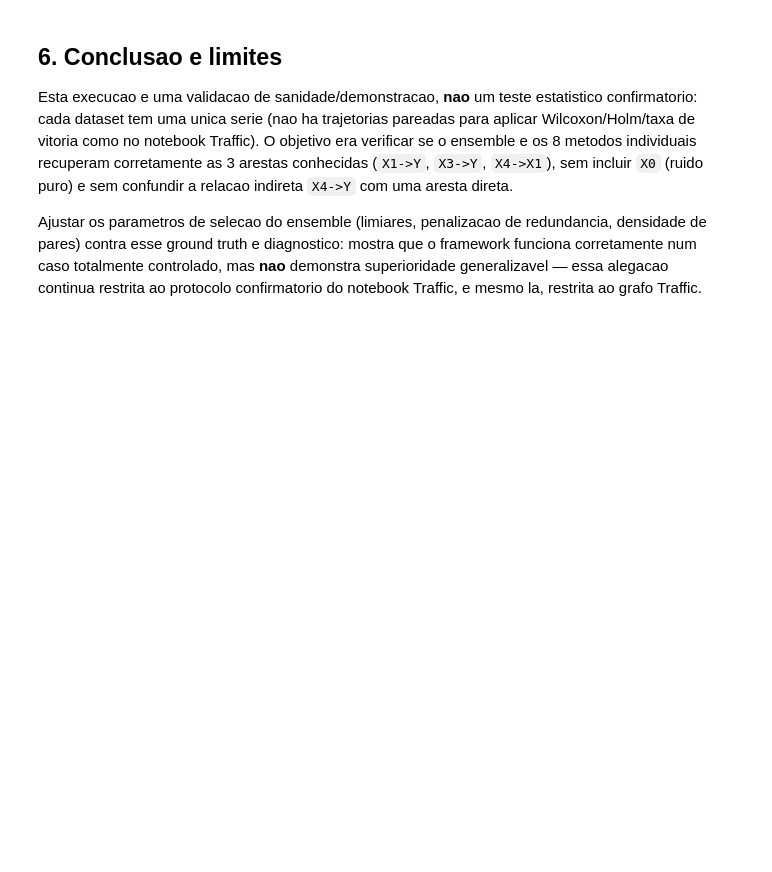
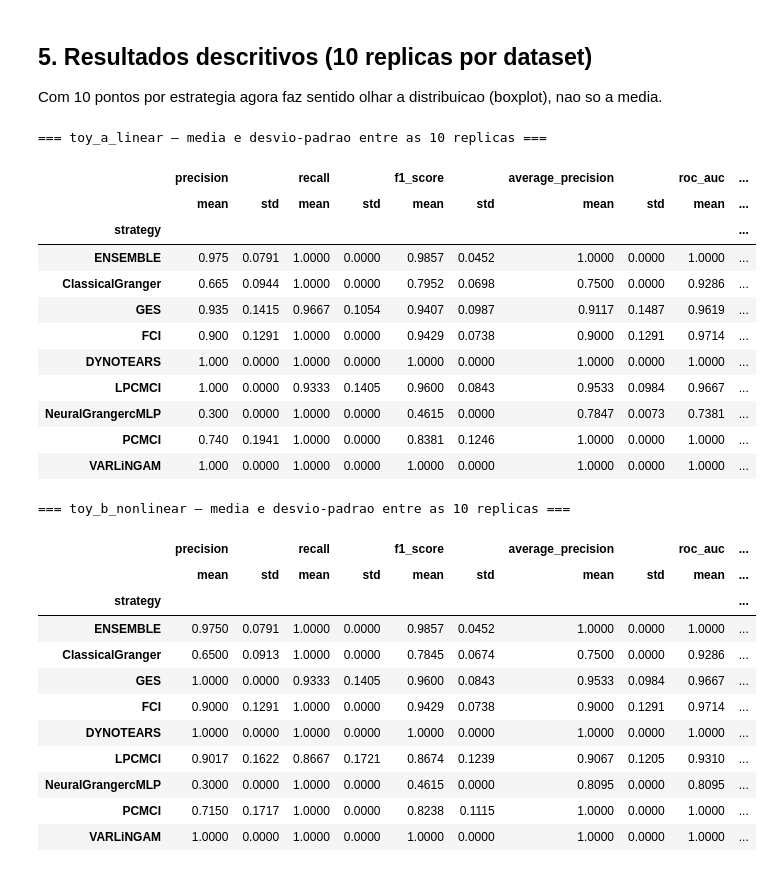
Before and after one commit to altieresl/causal-ensemble-ts, a Jupyter notebook: Benchmark_Superioridade_Ensemble_Toy.ipynb, the cells around one changed output. Drawn from its saved outputs; the diff is of its cells as text; code cells hidden in the pictures; blank space fills up the shorter version.

```diff
--- a/Benchmark_Superioridade_Ensemble_Toy.ipynb
+++ b/Benchmark_Superioridade_Ensemble_Toy.ipynb
@@ -257,13 +262,13 @@ def evaluate_strategy(frame, strategy, nodes, ground_truth, runtime_seconds, *,
     }
 
 
-def baseline_rows(nodes, ground_truth, truth_summary):
+def baseline_rows(nodes, ground_truth, truth_summary, replicate_seed):
     pairs = [(nodes[i], nodes[j]) for i in range(len(nodes)) for j in range(i + 1, len(nodes))]
     all_pairs = pd.DataFrame([
         {"source": source, "target": target, "lag": 1, "score": 1.0, "p_value": np.nan}
         for source, target in pairs
     ])
-    rng = np.random.default_rng(RANDOM_STATE)
+    rng = np.random.default_rng(RANDOM_STATE + int(replicate_seed))
     random_scores = rng.random(len(pairs))
     true_pair_count = truth_summary["ground_truth_pairs"]
     selected = (
@@ -596,15 +578,52 @@ fig.show()
-# %% [markdown]
-## 6. Conclusao e limites
-
-Esta execucao e uma validacao de sanidade/demonstracao, **nao** um teste estatistico
-confirmatorio: cada dataset tem uma unica serie (nao ha trajetorias pareadas para aplicar
-Wilcoxon/Holm/taxa de vitoria como no notebook Traffic). O objetivo era verificar se o ensemble e
-os 8 metodos individuais recuperam corretamente as 3 arestas conhecidas (`X1->Y`, `X3->Y`,
-`X4->X1`), sem incluir `X0` (ruido puro) e sem confundir a relacao indireta `X4->Y` com uma aresta
-direta.
-
-Ajustar os parametros de selecao do ensemble (limiares, penalizacao de redundancia, densidade de
-pares) contra esse ground truth e diagnostico: mostra que o framework funciona corretamente num
-caso totalmente controlado, mas **nao** demonstra superioridade generalizavel — essa alegacao
-continua restrita ao protocolo confirmatorio do notebook Traffic, e mesmo la, restrita ao grafo
-Traffic.
+# %% [markdown]
+## 5. Resultados descritivos (10 replicas por dataset)
+
+Com 10 pontos por estrategia agora faz sentido olhar a distribuicao (boxplot), nao so a media.
+# %%
+main_strategies = [*ENSEMBLE_METHOD_NAMES, "ENSEMBLE"]
+
+for name in DATASETS:
+    subset = metrics_results[
+        (metrics_results["dataset"] == name) & (metrics_results["strategy"].isin(main_strategies))
+    ].copy()
+    summary_table = subset.groupby("strategy")[[
+        "precision", "recall", "f1_score", "average_precision", "roc_auc",
+    ]].agg(["mean", "std"]).round(4)
+    summary_table = summary_table.reindex(["ENSEMBLE", *ENSEMBLE_METHOD_NAMES])
+    print(f"=== {name} — media e desvio-padrao entre as 10 replicas ===")
+    display(summary_table)
+
+    figure = px.box(
+        subset, x="strategy", y="precision", points="all",
+        category_orders={"strategy": ["ENSEMBLE", *ENSEMBLE_METHOD_NAMES]},
+        title=f"Precisao por estrategia — {name} (10 replicas)",
+    )
+    figure.update_xaxes(tickangle=45)
+    figure.show()
+# %% [output]
+=== toy_a_linear — media e desvio-padrao entre as 10 replicas ===
+|  | precision |  | recall |  | f1_score |  | average_precision |  | roc_auc | ... |
+|  | mean | std | mean | std | mean | std | mean | std | mean | ... |
+| strategy |  |  |  |  |  |  |  |  |  | ... |
+| ENSEMBLE | 0.975 | 0.0791 | 1.0000 | 0.0000 | 0.9857 | 0.0452 | 1.0000 | 0.0000 | 1.0000 | ... |
+| ClassicalGranger | 0.665 | 0.0944 | 1.0000 | 0.0000 | 0.7952 | 0.0698 | 0.7500 | 0.0000 | 0.9286 | ... |
+| GES | 0.935 | 0.1415 | 0.9667 | 0.1054 | 0.9407 | 0.0987 | 0.9117 | 0.1487 | 0.9619 | ... |
+| FCI | 0.900 | 0.1291 | 1.0000 | 0.0000 | 0.9429 | 0.0738 | 0.9000 | 0.1291 | 0.9714 | ... |
+| DYNOTEARS | 1.000 | 0.0000 | 1.0000 | 0.0000 | 1.0000 | 0.0000 | 1.0000 | 0.0000 | 1.0000 | ... |
+| LPCMCI | 1.000 | 0.0000 | 0.9333 | 0.1405 | 0.9600 | 0.0843 | 0.9533 | 0.0984 | 0.9667 | ... |
+| NeuralGrangercMLP | 0.300 | 0.0000 | 1.0000 | 0.0000 | 0.4615 | 0.0000 | 0.7847 | 0.0073 | 0.7381 | ... |
+| PCMCI | 0.740 | 0.1941 | 1.0000 | 0.0000 | 0.8381 | 0.1246 | 1.0000 | 0.0000 | 1.0000 | ... |
+| VARLiNGAM | 1.000 | 0.0000 | 1.0000 | 0.0000 | 1.0000 | 0.0000 | 1.0000 | 0.0000 | 1.0000 | ... |
+=== toy_b_nonlinear — media e desvio-padrao entre as 10 replicas ===
+|  | precision |  | recall |  | f1_score |  | average_precision |  | roc_auc | ... |
+|  | mean | std | mean | std | mean | std | mean | std | mean | ... |
+| strategy |  |  |  |  |  |  |  |  |  | ... |
+| ENSEMBLE | 0.9750 | 0.0791 | 1.0000 | 0.0000 | 0.9857 | 0.0452 | 1.0000 | 0.0000 | 1.0000 | ... |
+| ClassicalGranger | 0.6500 | 0.0913 | 1.0000 | 0.0000 | 0.7845 | 0.0674 | 0.7500 | 0.0000 | 0.9286 | ... |
+| GES | 1.0000 | 0.0000 | 0.9333 | 0.1405 | 0.9600 | 0.0843 | 0.9533 | 0.0984 | 0.9667 | ... |
+| FCI | 0.9000 | 0.1291 | 1.0000 | 0.0000 | 0.9429 | 0.0738 | 0.9000 | 0.1291 | 0.9714 | ... |
+| DYNOTEARS | 1.0000 | 0.0000 | 1.0000 | 0.0000 | 1.0000 | 0.0000 | 1.0000 | 0.0000 | 1.0000 | ... |
+| LPCMCI | 0.9017 | 0.1622 | 0.8667 | 0.1721 | 0.8674 | 0.1239 | 0.9067 | 0.1205 | 0.9310 | ... |
+| NeuralGrangercMLP | 0.3000 | 0.0000 | 1.0000 | 0.0000 | 0.4615 | 0.0000 | 0.8095 | 0.0000 | 0.8095 | ... |
+| PCMCI | 0.7150 | 0.1717 | 1.0000 | 0.0000 | 0.8238 | 0.1115 | 1.0000 | 0.0000 | 1.0000 | ... |
+| VARLiNGAM | 1.0000 | 0.0000 | 1.0000 | 0.0000 | 1.0000 | 0.0000 | 1.0000 | 0.0000 | 1.0000 | ... |
```
Also changed, not shown: parts of 22 cells of this notebook, 20 other files.
